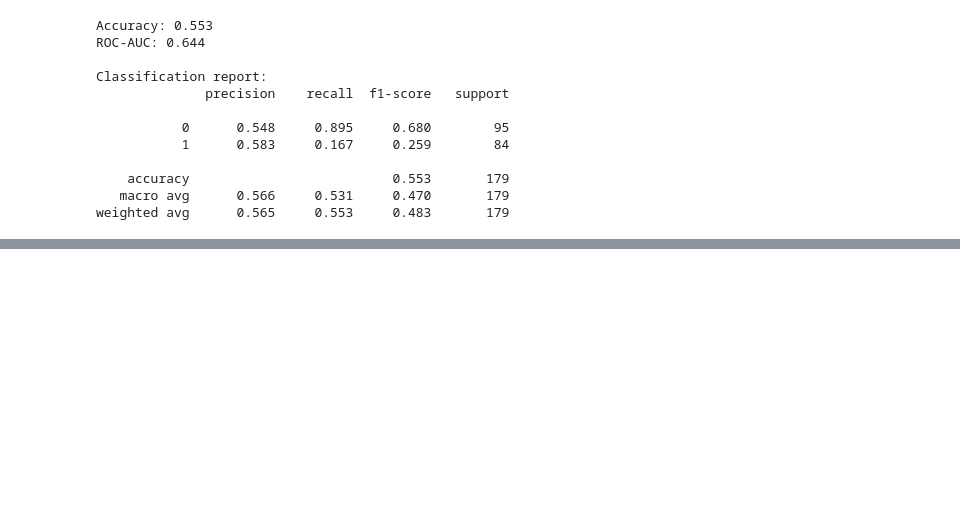
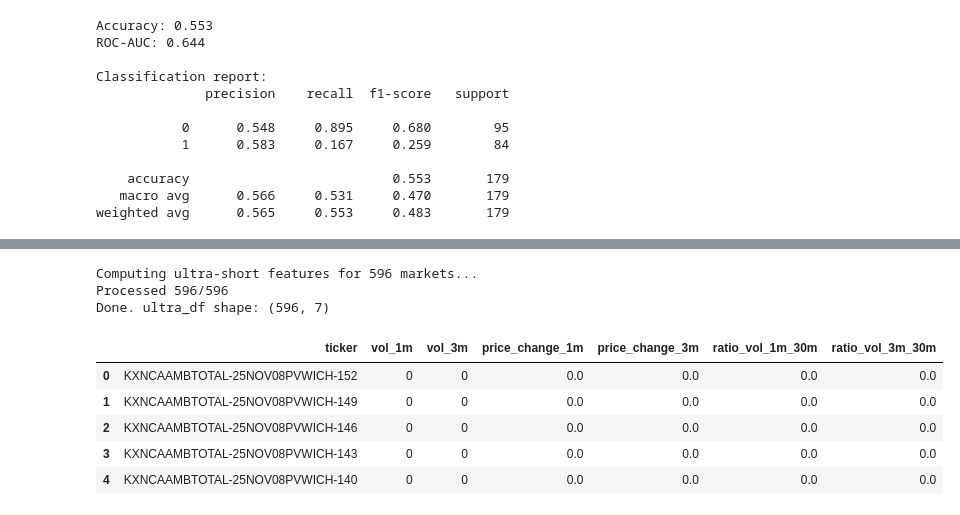
Before and after one commit to adamnhan/prediction-market-money-printer, a Jupyter notebook: notebooks/insider_trading_detectorv2.ipynb, the cells around one changed output, grey strips where cells are left out. Saved outputs shown, nothing was run; the diff lists cells and outputs as text; code cells hidden in the pictures; blank space fills up the shorter version.

```diff
--- a/notebooks/insider_trading_detectorv2.ipynb
+++ b/notebooks/insider_trading_detectorv2.ipynb
@@ -475,0 +536,68 @@ weighted avg      0.565     0.553     0.483       179
+# %%
+# v4: add 1-minute and 3-minute temporal features
+
+from pathlib import Path
+
+# We'll use the same TRADES_DIR you defined earlier
+# TRADES_DIR = BASE_DIR / "kalshi_fetcher" / "data" / "enriched_trades"
+
+def compute_ultra_short_features(ticker: str):
+    path = TRADES_DIR / f"{ticker}.csv"
+    if not path.exists():
+        return None
+
+    df = pd.read_csv(path)
+    if df.empty:
+        return None
+
+    # only pre-event trades
+    df = df[df["seconds_before_event"] >= 0]
+    if df.empty:
+        return None
+
+    # windows: 1m (60s) and 3m (180s)
+    win_1m = df[df["seconds_before_event"] <= 60]
+    win_3m = df[df["seconds_before_event"] <= 180]
+    win_30m = df[df["seconds_before_event"] <= 1800]
+
+    def window_price_change(w):
+        if len(w) > 1:
+            return w["price"].iloc[-1] - w["price"].iloc[0]
+        return 0.0
+
+    return {
+        "ticker": ticker,
+        "vol_1m": win_1m["count"].sum(),
+        "vol_3m": win_3m["count"].sum(),
+        "price_change_1m": window_price_change(win_1m),
+        "price_change_3m": window_price_change(win_3m),
+        # ratios relative to existing 30m volume
+        "ratio_vol_1m_30m": win_1m["count"].sum() / win_30m["count"].sum() if win_30m["count"].sum() > 0 else 0,
+        "ratio_vol_3m_30m": win_3m["count"].sum() / win_30m["count"].sum() if win_30m["count"].sum() > 0 else 0,
+    }
+
+ultra_feats = []
+tickers_unique = combined_df["ticker"].unique()
+total = len(tickers_unique)
+print(f"Computing ultra-short features for {total} markets...")
+
+for i, t in enumerate(tickers_unique, start=1):
+    f = compute_ultra_short_features(t)
+    if f is not None:
+        ultra_feats.append(f)
+    if i % 25 == 0 or i == total:
+        print(f"Processed {i}/{total}", end="\r")
+
+ultra_df = pd.DataFrame(ultra_feats)
+print("\nDone. ultra_df shape:", ultra_df.shape)
+display(ultra_df.head())
+# %% [output]
+Computing ultra-short features for 596 markets...
+Processed 596/596
+Done. ultra_df shape: (596, 7)
+|  | ticker | vol_1m | vol_3m | price_change_1m | price_change_3m | ratio_vol_1m_30m | ratio_vol_3m_30m |
+| 0 | KXNCAAMBTOTAL-25NOV08PVWICH-152 | 0 | 0 | 0.0 | 0.0 | 0.0 | 0.0 |
+| 1 | KXNCAAMBTOTAL-25NOV08PVWICH-149 | 0 | 0 | 0.0 | 0.0 | 0.0 | 0.0 |
+| 2 | KXNCAAMBTOTAL-25NOV08PVWICH-146 | 0 | 0 | 0.0 | 0.0 | 0.0 | 0.0 |
+| 3 | KXNCAAMBTOTAL-25NOV08PVWICH-143 | 0 | 0 | 0.0 | 0.0 | 0.0 | 0.0 |
+| 4 | KXNCAAMBTOTAL-25NOV08PVWICH-140 | 0 | 0 | 0.0 | 0.0 | 0.0 | 0.0 |
```
Also changed, not shown: parts of 16 cells of this notebook.
